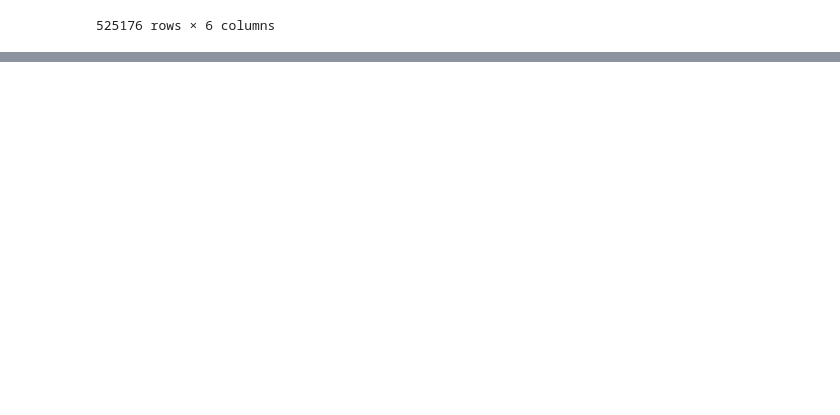
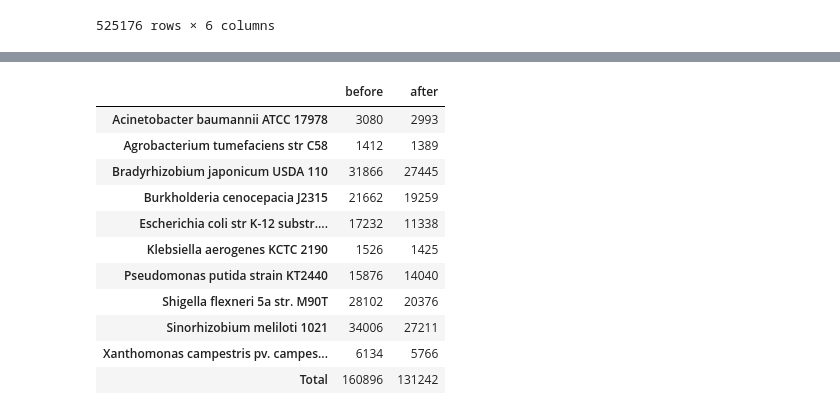
Before and after one commit to maigonzalezh/MultispeciesPromoterClassifier, a Jupyter notebook: notebooks/data.ipynb, the cells around one changed output, grey strips where cells are left out. Saved outputs shown, nothing was run; the diff lists cells and outputs as text; code cells hidden in the pictures; blank space fills up the shorter version.

```diff
--- a/notebooks/data.ipynb
+++ b/notebooks/data.ipynb
@@ -294,0 +315,15 @@ g.savefig('dataset_gc.pdf')
+# %%
+get_before_after_filtering_count(cds_sample_df, cds_filtered_df)
+# %% [output]
+|  | before | after |
+| Acinetobacter baumannii ATCC 17978 | 3080 | 2993 |
+| Agrobacterium tumefaciens str C58 | 1412 | 1389 |
+| Bradyrhizobium japonicum USDA 110 | 31866 | 27445 |
+| Burkholderia cenocepacia J2315 | 21662 | 19259 |
+| Escherichia coli str K-12 substr.... | 17232 | 11338 |
+| Klebsiella aerogenes KCTC 2190 | 1526 | 1425 |
+| Pseudomonas putida strain KT2440 | 15876 | 14040 |
+| Shigella flexneri 5a str. M90T | 28102 | 20376 |
+| Sinorhizobium meliloti 1021 | 34006 | 27211 |
+| Xanthomonas campestris pv. campes... | 6134 | 5766 |
+| Total | 160896 | 131242 |
```
Also changed, not shown: parts of 16 cells of this notebook, 6 other files.
